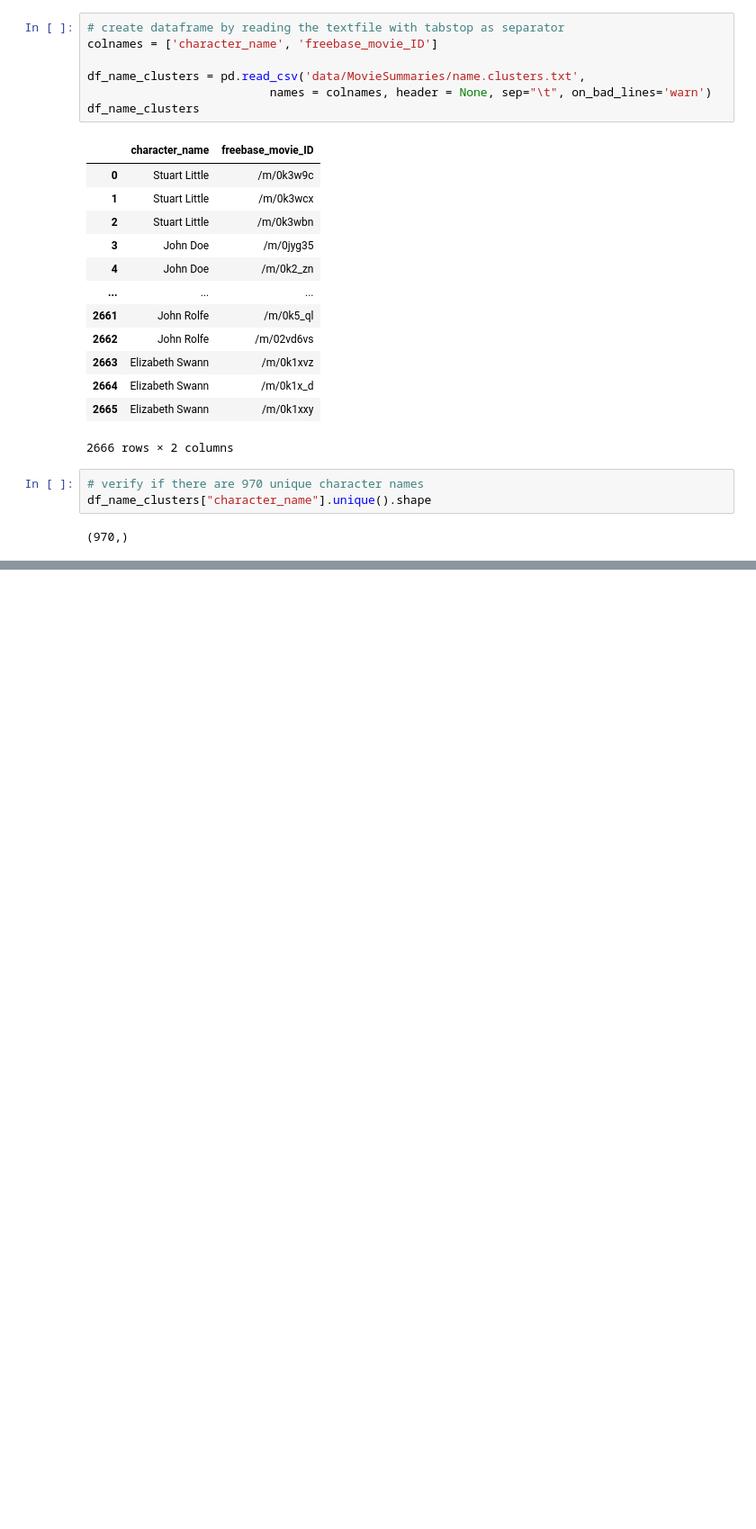
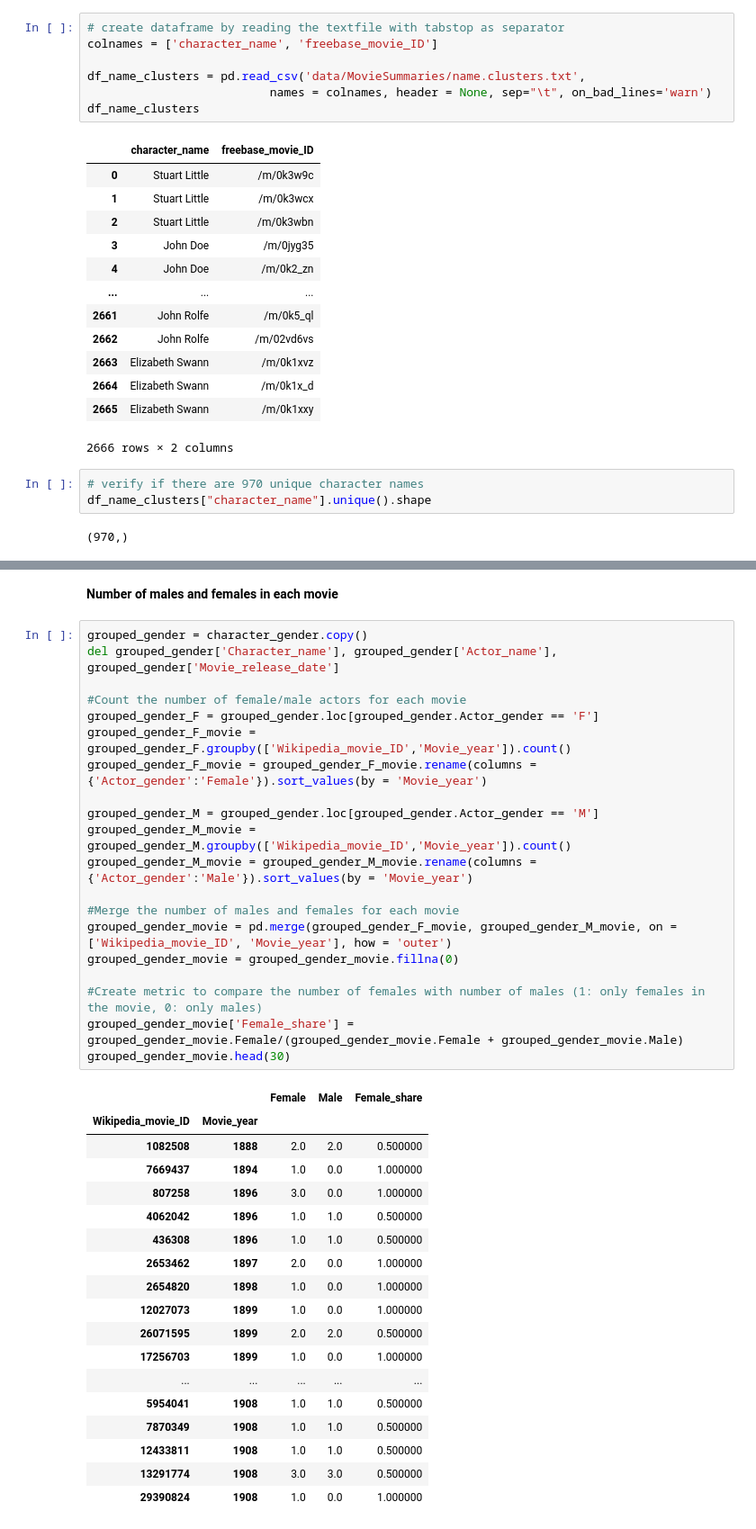
Before and after one commit to epfl-ada/ada-2022-project-silvermafia2022, a Jupyter notebook: project_movies.ipynb, the cells around one changed output, grey strips where cells are left out. Shown: that part at 90% size. Drawn from its saved outputs; the diff is of its cells as text; blank space fills up the shorter version.

Commit message:
creation of needed dataframe (for P3)

```diff
--- a/project_movies.ipynb
+++ b/project_movies.ipynb
@@ -785,0 +809,41 @@ df_name_clusters["character_name"].unique().shape
+# %% [markdown]
+**Number of males and females in each movie**
+# %%
+grouped_gender = character_gender.copy()
+del grouped_gender['Character_name'], grouped_gender['Actor_name'], grouped_gender['Movie_release_date']
+
+#Count the number of female/male actors for each movie
+grouped_gender_F = grouped_gender.loc[grouped_gender.Actor_gender == 'F']
+grouped_gender_F_movie = grouped_gender_F.groupby(['Wikipedia_movie_ID','Movie_year']).count()
+grouped_gender_F_movie = grouped_gender_F_movie.rename(columns = {'Actor_gender':'Female'}).sort_values(by = 'Movie_year')
+
+grouped_gender_M = grouped_gender.loc[grouped_gender.Actor_gender == 'M']
+grouped_gender_M_movie = grouped_gender_M.groupby(['Wikipedia_movie_ID','Movie_year']).count()
+grouped_gender_M_movie = grouped_gender_M_movie.rename(columns = {'Actor_gender':'Male'}).sort_values(by = 'Movie_year')
+
+#Merge the number of males and females for each movie
+grouped_gender_movie = pd.merge(grouped_gender_F_movie, grouped_gender_M_movie, on = ['Wikipedia_movie_ID', 'Movie_year'], how = 'outer')
+grouped_gender_movie = grouped_gender_movie.fillna(0)
+
+#Create metric to compare the number of females with number of males (1: only females in the movie, 0: only males)
+grouped_gender_movie['Female_share'] = grouped_gender_movie.Female/(grouped_gender_movie.Female + grouped_gender_movie.Male)
+grouped_gender_movie.head(30)
+# %% [output]
+|  |  | Female | Male | Female_share |
+| Wikipedia_movie_ID | Movie_year |  |  |  |
+| 1082508 | 1888 | 2.0 | 2.0 | 0.500000 |
+| 7669437 | 1894 | 1.0 | 0.0 | 1.000000 |
+| 807258 | 1896 | 3.0 | 0.0 | 1.000000 |
+| 4062042 | 1896 | 1.0 | 1.0 | 0.500000 |
+| 436308 | 1896 | 1.0 | 1.0 | 0.500000 |
+| 2653462 | 1897 | 2.0 | 0.0 | 1.000000 |
+| 2654820 | 1898 | 1.0 | 0.0 | 1.000000 |
+| 12027073 | 1899 | 1.0 | 0.0 | 1.000000 |
+| 26071595 | 1899 | 2.0 | 2.0 | 0.500000 |
+| 17256703 | 1899 | 1.0 | 0.0 | 1.000000 |
+| ... | ... | ... | ... | ... |
+| 5954041 | 1908 | 1.0 | 1.0 | 0.500000 |
+| 7870349 | 1908 | 1.0 | 1.0 | 0.500000 |
+| 12433811 | 1908 | 1.0 | 1.0 | 0.500000 |
+| 13291774 | 1908 | 3.0 | 3.0 | 0.500000 |
+| 29390824 | 1908 | 1.0 | 0.0 | 1.000000 |
```
Also changed, not shown: parts of 8 cells of this notebook.
